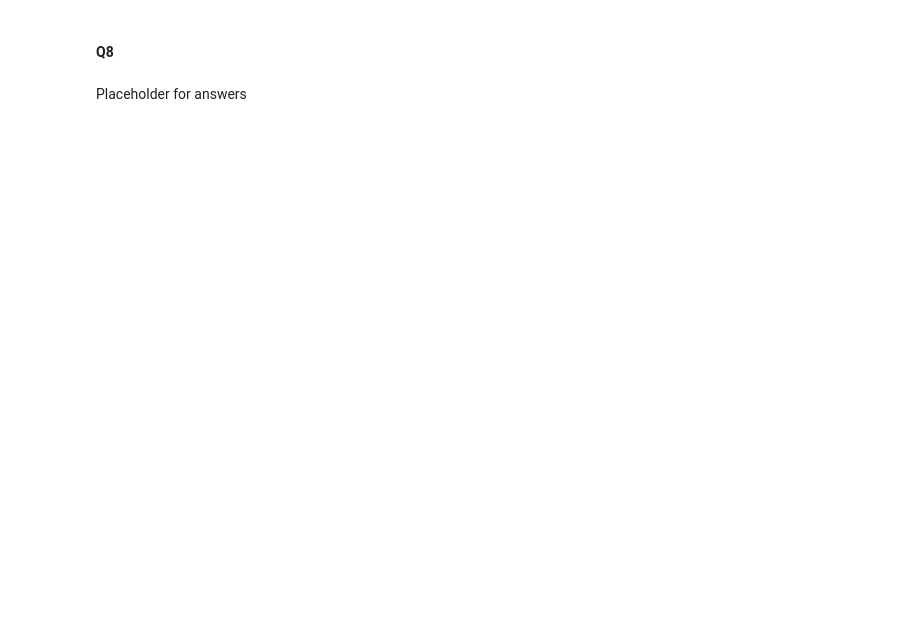
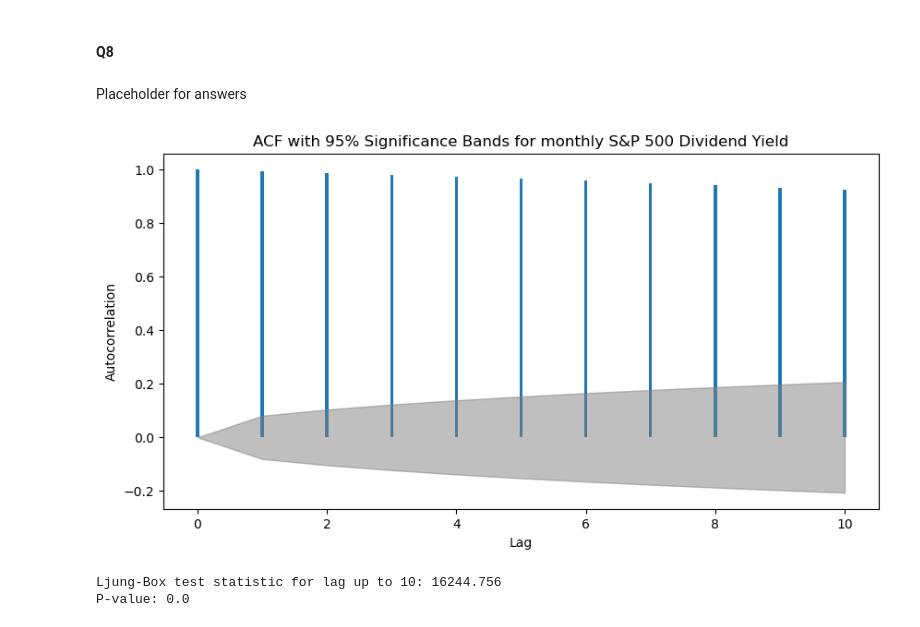
Before and after one commit to lmaksymenko/BerkeleyCourses, a Jupyter notebook: MFE230E/Answers_to_PS1_230E.ipynb, the cells around one changed output. Cells and saved outputs as stored; diff of their text form; code cells hidden in the pictures; blank space fills up the shorter version.

```diff
--- a/MFE230E/Answers_to_PS1_230E.ipynb
+++ b/MFE230E/Answers_to_PS1_230E.ipynb
@@ -230,0 +314,47 @@ Placeholder for answers
+# %%
+def cal_acf(x, nlags):
+    x = np.array(x)
+    mean_x = np.mean(x)
+    length_x = x.shape[0]
+    c_0 = np.sum((x-mean_x) **2)/(length_x-1)
+    ans=[]
+    for k in range(1,nlags+1):
+        c_k = np.sum((x[:-k] - np.mean(x[:-k])) * (x[k:] - np.mean(x[k:])))/ (length_x-k)
+        r_k = c_k / c_0
+        ans.append(r_k)
+    ans=[1]+ans
+    return ans
+def ljung_box_test(time_series, max_lag):
+    n = len(time_series)
+    Q = 0
+    ac=cal_acf(time_series, max_lag)
+    for lag in range(1, max_lag + 1):
+        Q += (n*(n+2) * ac[lag]**2) / (n-lag)
+    p_value = 1 - chi2.cdf(Q, nlags)
+    return round(Q,3),round(p_value,3)
+# %%
+
+nlags = 10
+acf_values = cal_acf(df, nlags)
+acf_res=np.array(cal_acf(df,nlags=10))
+sig_band=[]
+for i in range(1,nlags+1):
+    sig_band.append(1.96*np.sqrt((1+2*np.sum(acf_res[1:i+1]**2))/len(df)))
+plt.figure(figsize=(10, 5))
+plt.bar(range(nlags+1), acf_values, width=0.05)
+sig_band_upper = [0] + sig_band
+sig_band_lower = [-sb for sb in sig_band_upper]
+plt.fill_between(range(nlags+1), sig_band_upper, sig_band_lower, color='grey', alpha=0.5)
+plt.xlabel('Lag')
+plt.ylabel('Autocorrelation')
+plt.title('ACF with 95% Significance Bands for monthly S&P 500 Dividend Yield')
+plt.show()
+
+max_lag = 10
+Q_stat,p_value = ljung_box_test(df, max_lag)
+print(f"Ljung-Box test statistic for lag up to {max_lag}: {Q_stat}")
+print(f"P-value: {p_value}")
+# %% [output]
+[figure, added]
+Ljung-Box test statistic for lag up to 10: 16244.756
+P-value: 0.0
```
Also changed, not shown: parts of 9 cells of this notebook.
